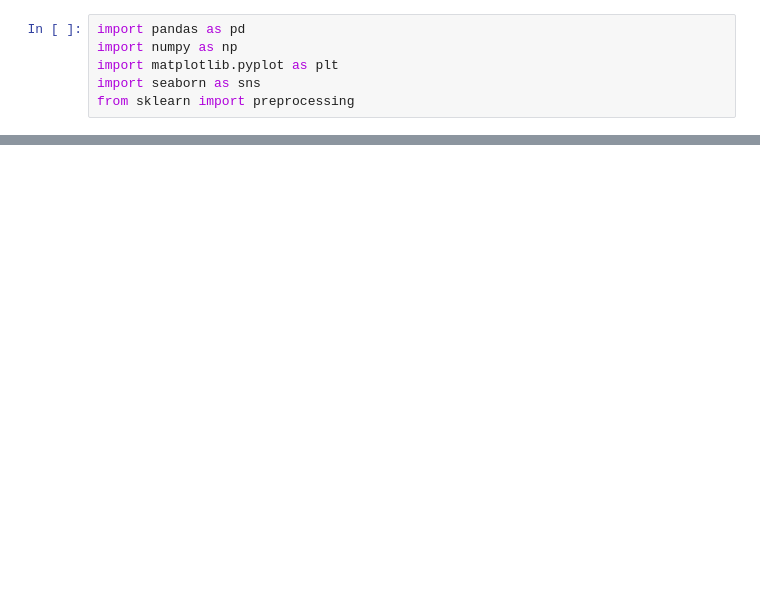
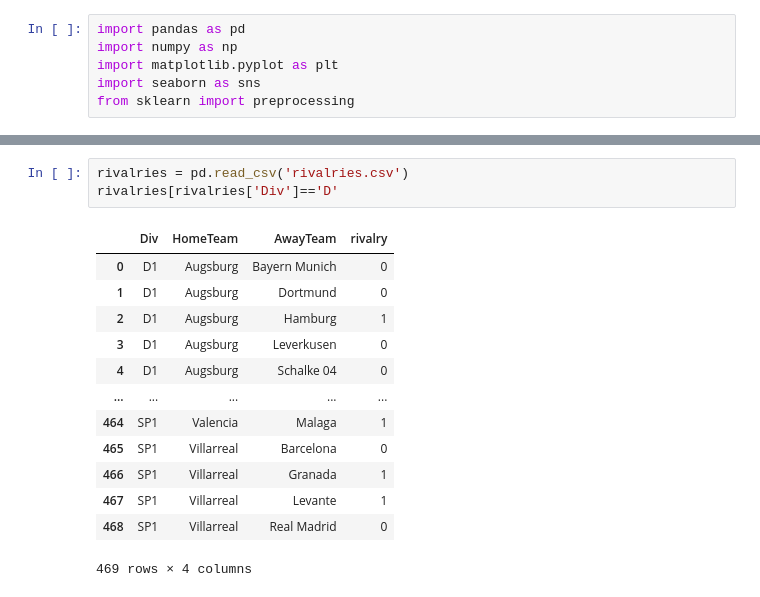
Before and after one commit to com-480-data-visualization/com-480-project-coviz-19, a Jupyter notebook: notebooks/Exploratory/betting.ipynb, the cells around one changed output, grey strips where cells are left out. Cells and saved outputs as stored; diff of their text form; blank space fills up the shorter version.

```diff
--- a/notebooks/Exploratory/betting.ipynb
+++ b/notebooks/Exploratory/betting.ipynb
@@ -140,0 +182,17 @@ win_df = df.groupby(['Div','HomeTeam']).sum().sort_values(by=['Div','points'],as
+# %%
+rivalries = pd.read_csv('rivalries.csv')
+rivalries[rivalries['Div']=='D'
+# %% [output]
+|  | Div | HomeTeam | AwayTeam | rivalry |
+| 0 | D1 | Augsburg | Bayern Munich | 0 |
+| 1 | D1 | Augsburg | Dortmund | 0 |
+| 2 | D1 | Augsburg | Hamburg | 1 |
+| 3 | D1 | Augsburg | Leverkusen | 0 |
+| 4 | D1 | Augsburg | Schalke 04 | 0 |
+| ... | ... | ... | ... | ... |
+| 464 | SP1 | Valencia | Malaga | 1 |
+| 465 | SP1 | Villarreal | Barcelona | 0 |
+| 466 | SP1 | Villarreal | Granada | 1 |
+| 467 | SP1 | Villarreal | Levante | 1 |
+| 468 | SP1 | Villarreal | Real Madrid | 0 |
+469 rows × 4 columns
```
Also changed, not shown: parts of 12 cells of this notebook, 38 other files.
